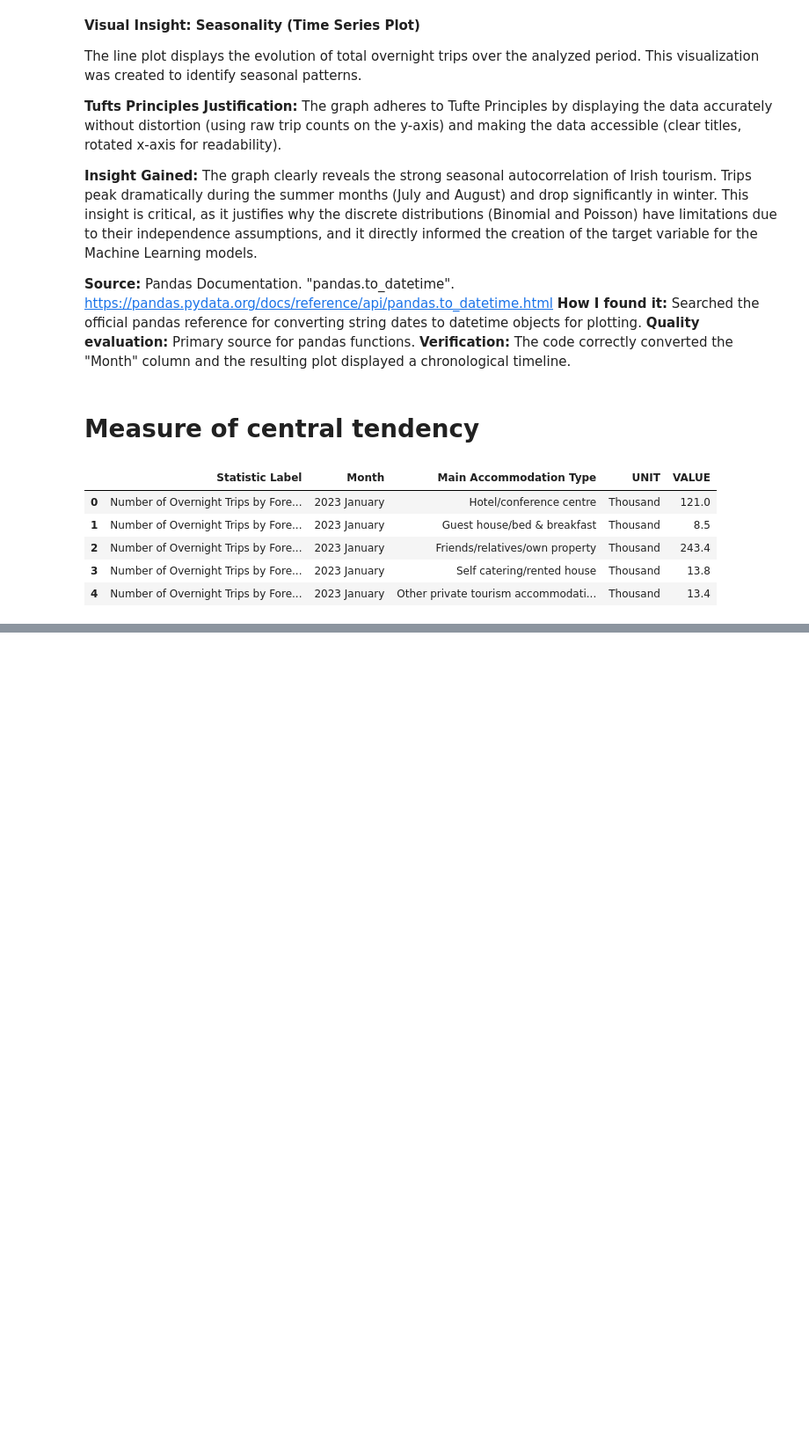
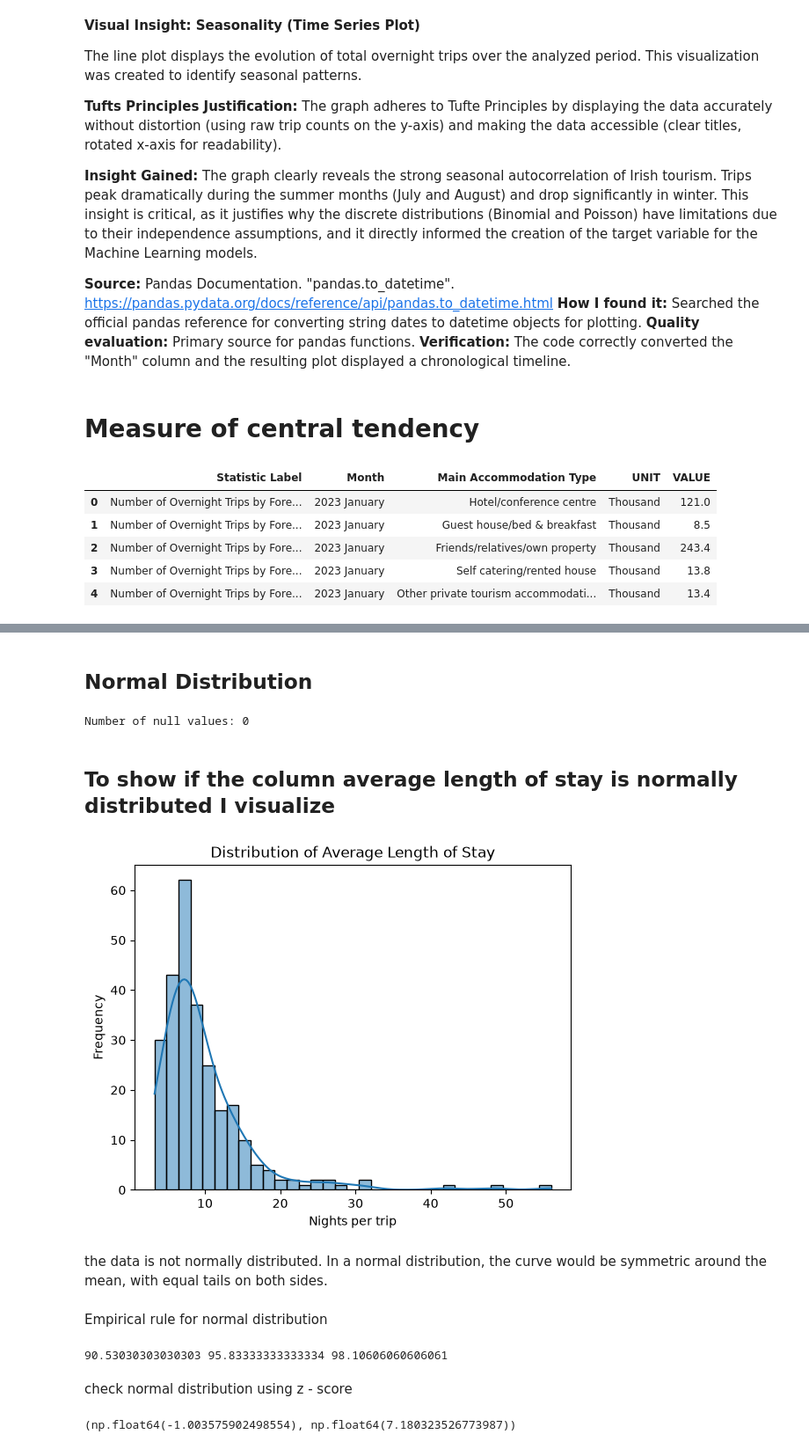
Before and after one commit to 2026628-design/AssignTourism, a Jupyter notebook: TourismD.ipynb, the cells around one changed output, grey strips where cells are left out. Shown at 88% size. Drawn from its saved outputs; the diff is of its cells as text; code cells hidden in the pictures; blank space fills up the shorter version.

```diff
--- a/TourismDieg.ipynb
+++ b/TourismD.ipynb
@@ -224,0 +487,2 @@ tourism.head()
+# %% [markdown]
+## Normal Distribution
@@ -224,0 +492,40 @@ tourism.head()
+# %%
+# los = long of stay
+los = tourism[tourism["Statistic Label"] == "Average Length of Stay of Foreign Visitors"]["VALUE"]
+
+print(f"Number of null values: {los.isnull().sum()}")
+# %% [output]
+Number of null values: 0
+# %% [markdown]
+## To show if the column average length of stay is normally distributed I visualize
+# %%
+sns.histplot(los, kde=True)
+plt.title("Distribution of Average Length of Stay")
+plt.xlabel("Nights per trip")
+plt.ylabel("Frequency")
+plt.show()
+# %% [output]
+[figure, added]
+# %% [markdown]
+the data is not normally distributed. In a normal distribution, the curve would be symmetric around the mean, with equal tails on both sides.
+# %% [markdown]
+Empirical rule for normal distribution
+# %%
+mean = los.mean()
+std = los.std()
+
+within1 = ((los >= mean - std) & (los <= mean + std)).mean() * 100
+within2 = ((los >= mean - 2*std) & (los <= mean + 2*std)).mean() * 100
+within3 = ((los >= mean - 3*std) & (los <= mean + 3*std)).mean() * 100
+
+print(within1,within2,within3)
+# %% [output]
+90.53030303030303 95.83333333333334 98.10606060606061
+# %% [markdown]
+check normal distribution using z - score
+# %%
+from scipy import stats
+z_scores=stats.zscore(los)
+z_scores.min(),z_scores.max()
+# %% [output]
+(np.float64(-1.003575902498554), np.float64(7.180323526773987))
```
Also changed, not shown: parts of 23 cells of this notebook.
